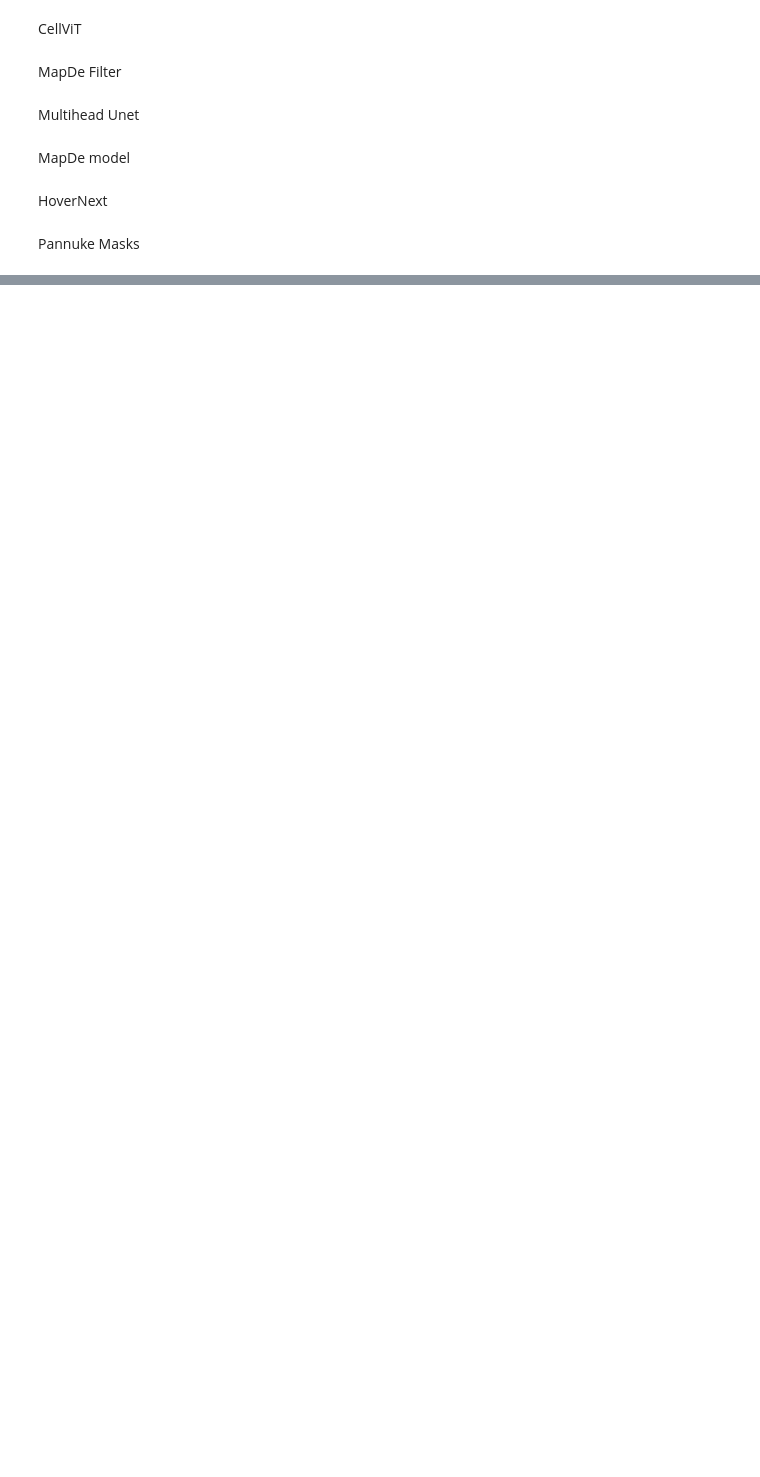
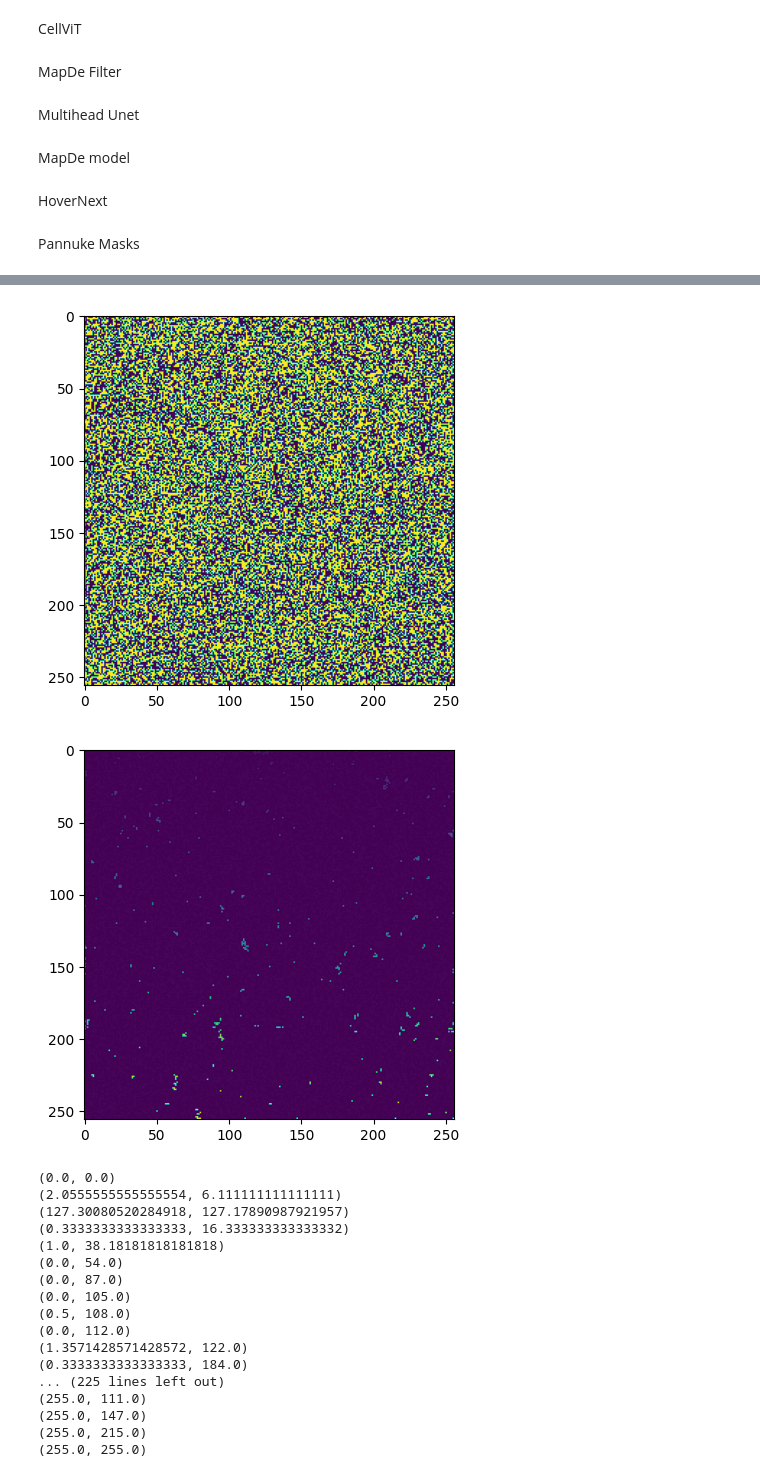
Before and after one commit to aamirchaudry29/Monkey_TIAKong, a Jupyter notebook: notebooks/playground.ipynb, the cells around one changed output, grey strips where cells are left out. Saved outputs shown, nothing was run; the diff lists cells and outputs as text; code cells hidden in the pictures; blank space fills up the shorter version.

```diff
--- a/notebooks/playground.ipynb
+++ b/notebooks/playground.ipynb
@@ -493,0 +487,38 @@ plt.show()
+# %%
+import matplotlib.pyplot as plt
+from skimage.measure import label, regionprops
+import numpy as np
+
+example_mask = np.random.randint(0, 2, size=(256, 256))
+
+
+plt.imshow(example_mask)
+plt.show()
+
+labels = label(example_mask)
+plt.imshow(labels)
+plt.show()
+
+props = regionprops(labels)
+for prop in props:
+    print(prop.centroid)
+# %% [output]
+[figure, added]
+[figure, added]
+(0.0, 0.0)
+(2.0555555555555554, 6.111111111111111)
+(127.30080520284918, 127.17890987921957)
+(0.3333333333333333, 16.333333333333332)
+(1.0, 38.18181818181818)
+(0.0, 54.0)
+(0.0, 87.0)
+(0.0, 105.0)
+(0.5, 108.0)
+(0.0, 112.0)
+(1.3571428571428572, 122.0)
+(0.3333333333333333, 184.0)
+... (225 lines left out)
+(255.0, 111.0)
+(255.0, 147.0)
+(255.0, 215.0)
+(255.0, 255.0)
```
Also changed, not shown: parts of 3 cells of this notebook, 3 other files.
